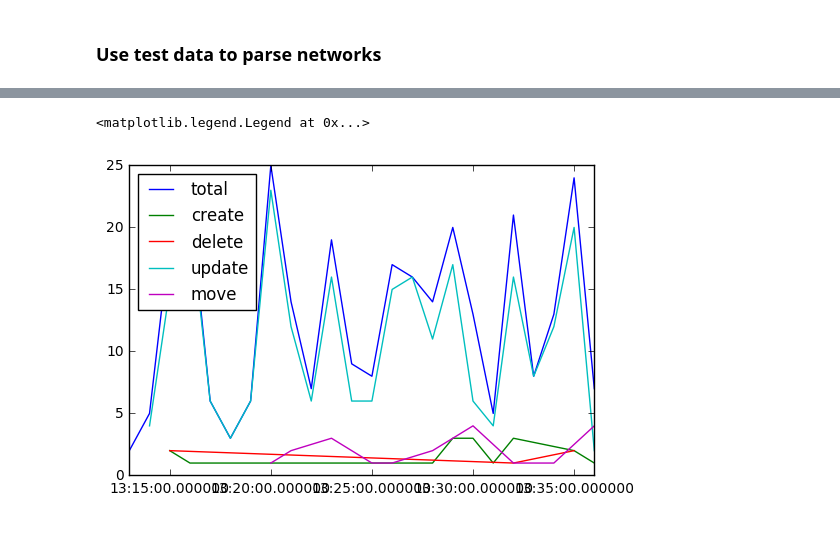
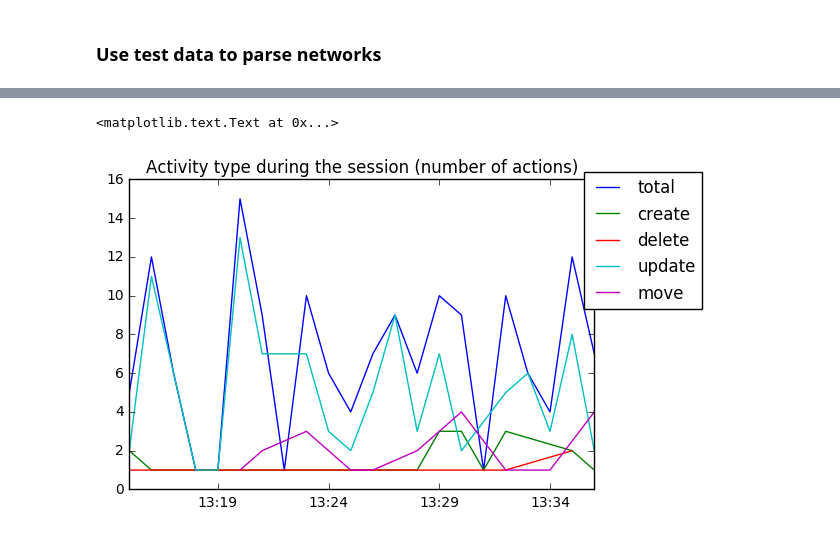
Before and after one commit to sical/meta-education, a Jupyter notebook: notebooks/Network reconstruction.ipynb, the cells around one changed output, grey strips where cells are left out. Saved outputs shown, nothing was run; the diff lists cells and outputs as text; code cells hidden in the pictures.

Commit message:
basic network metrics

```diff
--- a/notebooks/Network reconstruction.ipynb
+++ b/notebooks/Network reconstruction.ipynb
@@ -43,6 +43,7 @@ def parse_create(G, statement):
         G.add_edge(data["from"], data["to"], attr_dict=data)
     else :
         raise ValueError("Wrong element type %s"%element_type)
+    return G
 
 def parse_delete(G, statement):
     element_type = statement["object"]["definition"]["type"].split("#")[1]
@@ -53,6 +54,7 @@ def parse_delete(G, statement):
         G.remove_edge(data["from"], data["to"])
     else :
         raise ValueError("Wrong element type %s"%element_type)
+    return G
 
 def parse_update(G, statement):
     element_type = statement["object"]["definition"]["type"].split("#")[1]
@@ -65,7 +67,8 @@ def parse_update(G, statement):
         else :
             raise ValueError("Wrong element type %s"%element_type)
     except KeyError:
-        pass # ignore if nothing in DataChanges
+        return None # ignore if nothing in DataChanges
+    return G
 # %% [markdown]
 ### Use test data to parse networks
 # %%
@@ -85,30 +88,43 @@ print "-"*10
 # store different informations about the network
 G = nx.DiGraph()
 actions = []
+network_states=[]
 
 # extract infos
 for statement in db.statements.find(q):
+
+    # default state
+    hasChanged=None
 
     # store action infos
     action = {}
     action["type"] = get_action(statement["verb"]["id"])
     action["ts"] = statement["timestamp"]
-    actions.append(action)
 
     # parse network
-    if action["type"] == "create": parse_create(G, statement)
-    elif action["type"] == "delete": parse_delete(G, statement)
-    elif action["type"] == "move": parse_update(G, statement)
-    elif action["type"] == "update": parse_update(G, statement)
+    if action["type"] == "create": hasChanged = parse_create(G, statement)
+    elif action["type"] == "delete": hasChanged = parse_delete(G, statement)
+    elif action["type"] == "move": hasChanged = parse_update(G, statement)
+    elif action["type"] == "update": hasChanged = parse_update(G, statement)
     elif action["type"] == "access": pass
     elif action["type"] == "loggedin": pass
     else :raise ValueError("Unknown action: %s"%action)
 
-print "%s nodes and %s edges"%(len(G.nodes()), len(G.edges()))
+    if hasChanged : # make sure the graph has been updated
+        action["nodes"] = hasChanged.nodes()
+        action["edges"] = hasChanged.edges()
+        actions.append(action)
+
+
+actions.sort(key=lambda c: c["ts"]) # sort by time
+
+print "Final state: %s nodes and %s edges in %s actions"%(len(G.nodes()), len(G.edges()), len(actions))
 print "-"*10
 
 for c in Counter([a["type"] for a in actions]).most_common() : print c[0], c[1]
 print "-"*10
+
+nx.draw(G)
 # %% [output]
 303 results
 ----------
@@ -124,7 +139,7 @@ loggedin 1
 # %%
 %matplotlib inline
 import matplotlib.pyplot as plt
-import pandas as pd
+from matplotlib import dates as mdates
 
 def roundTime(dt=None, roundTo=60):
    """Round a datetime object to any time laps in seconds
@@ -145,33 +160,36 @@ def get_actions_count_per_minutes(actions):
 
     # count
     count = Counter(timestamps).most_common()
     count.sort(key=lambda c: c[0]) # sort by time
 
     x = [c[0] for c in count] # time
     y = [c[1] for c in count] # values
     return x, y
 
 
 # draw
 fig, ax = plt.subplots(1, 1)
+hfmt = mdates.DateFormatter('%H:%M')
+ax.xaxis.set_major_formatter(hfmt)
 
 # plot time activity
 x_time, y_total = get_actions_count_per_minutes(actions)
 plt.plot(x_time, y_total)
 
 x_time, y_create = get_actions_count_per_minutes([a for a in actions if a["type"] == "create"])
 plt.plot(x_time, y_create)
 
 x_time, y_delete = get_actions_count_per_minutes([a for a in actions if a["type"] == "delete"])
 plt.plot(x_time, y_delete)
 
 x_time, y_delete = get_actions_count_per_minutes([a for a in actions if a["type"] == "update"])
 plt.plot(x_time, y_delete)
 
 x_time, y_move = get_actions_count_per_minutes([a for a in actions if a["type"] == "move"])
 plt.plot(x_time, y_move)
 
-plt.legend(['total', 'create', 'delete', 'update', 'move'], loc='upper left')
+plt.legend(['total', 'create', 'delete', 'update', 'move'], loc='upper right', bbox_to_anchor=(1.25, 1.05))
+plt.title("Activity type during the session (number of actions)")
 # %% [output]
-<matplotlib.legend.Legend at 0x...>
+<matplotlib.text.Text at 0x...>
-[figure, old version]
+[figure, new version]
```
Also changed, not shown: parts of 2 cells of this notebook.
